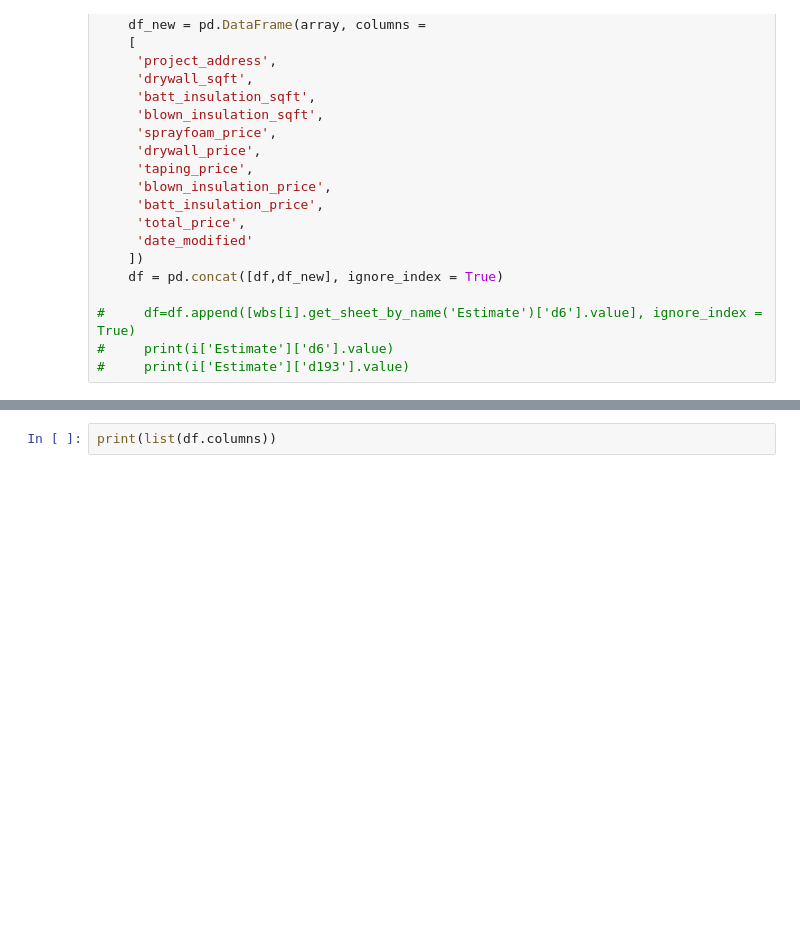
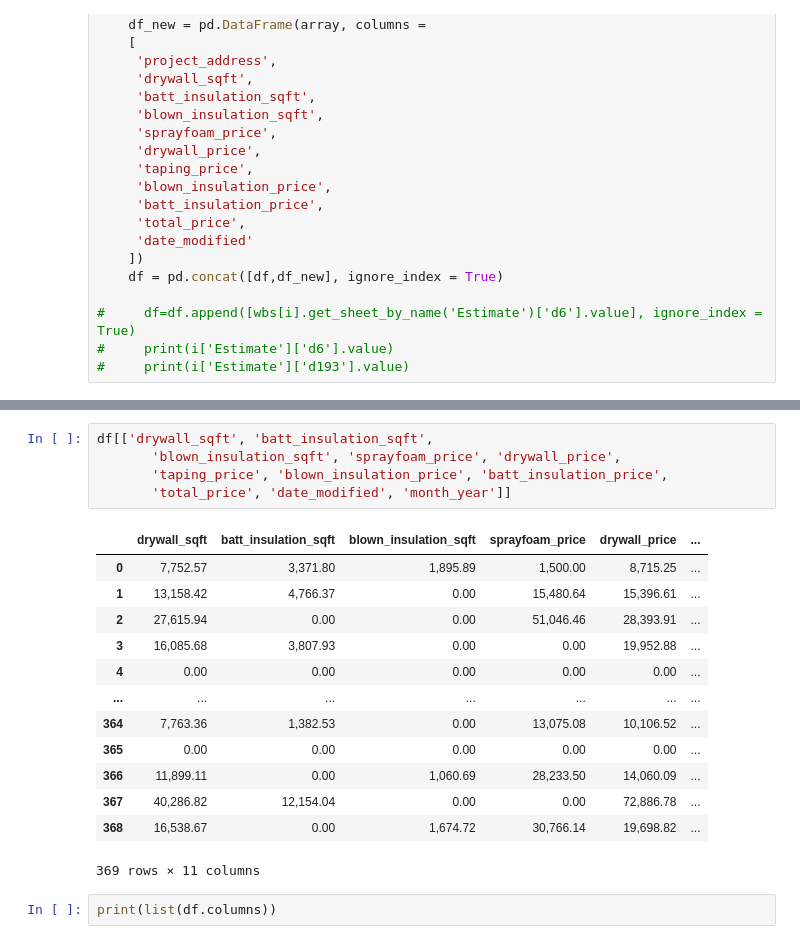
Before and after one commit to blombard24/XLSX_FileCrawler, a Jupyter notebook: file_crawler.ipynb, the cells around one changed output, grey strips where cells are left out. Drawn from its saved outputs; the diff is of its cells as text; blank space fills up the shorter version.

```diff
--- a/file_crawler.ipynb
+++ b/file_crawler.ipynb
@@ -83,3 +91,22 @@ for i in wbs:
+# %%
+df[['drywall_sqft', 'batt_insulation_sqft',
+       'blown_insulation_sqft', 'sprayfoam_price', 'drywall_price',
+       'taping_price', 'blown_insulation_price', 'batt_insulation_price',
+       'total_price', 'date_modified', 'month_year']]
+# %% [output]
+|  | drywall_sqft | batt_insulation_sqft | blown_insulation_sqft | sprayfoam_price | drywall_price | ... |
+| 0 | 7,752.57 | 3,371.80 | 1,895.89 | 1,500.00 | 8,715.25 | ... |
+| 1 | 13,158.42 | 4,766.37 | 0.00 | 15,480.64 | 15,396.61 | ... |
+| 2 | 27,615.94 | 0.00 | 0.00 | 51,046.46 | 28,393.91 | ... |
+| 3 | 16,085.68 | 3,807.93 | 0.00 | 0.00 | 19,952.88 | ... |
+| 4 | 0.00 | 0.00 | 0.00 | 0.00 | 0.00 | ... |
+| ... | ... | ... | ... | ... | ... | ... |
+| 364 | 7,763.36 | 1,382.53 | 0.00 | 13,075.08 | 10,106.52 | ... |
+| 365 | 0.00 | 0.00 | 0.00 | 0.00 | 0.00 | ... |
+| 366 | 11,899.11 | 0.00 | 1,060.69 | 28,233.50 | 14,060.09 | ... |
+| 367 | 40,286.82 | 12,154.04 | 0.00 | 0.00 | 72,886.78 | ... |
+| 368 | 16,538.67 | 0.00 | 1,674.72 | 30,766.14 | 19,698.82 | ... |
+369 rows × 11 columns
 # %%
 print(list(df.columns))
 # %% [output]
```
Also changed, not shown: parts of 6 cells of this notebook.
